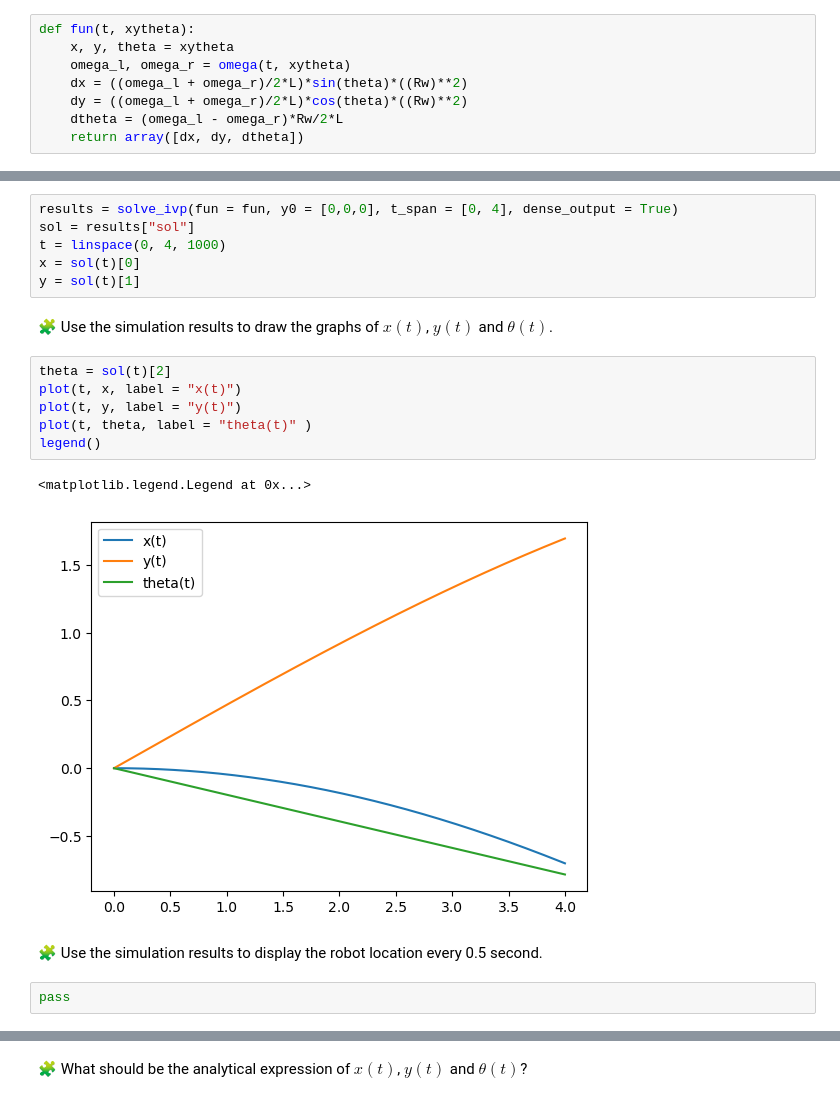
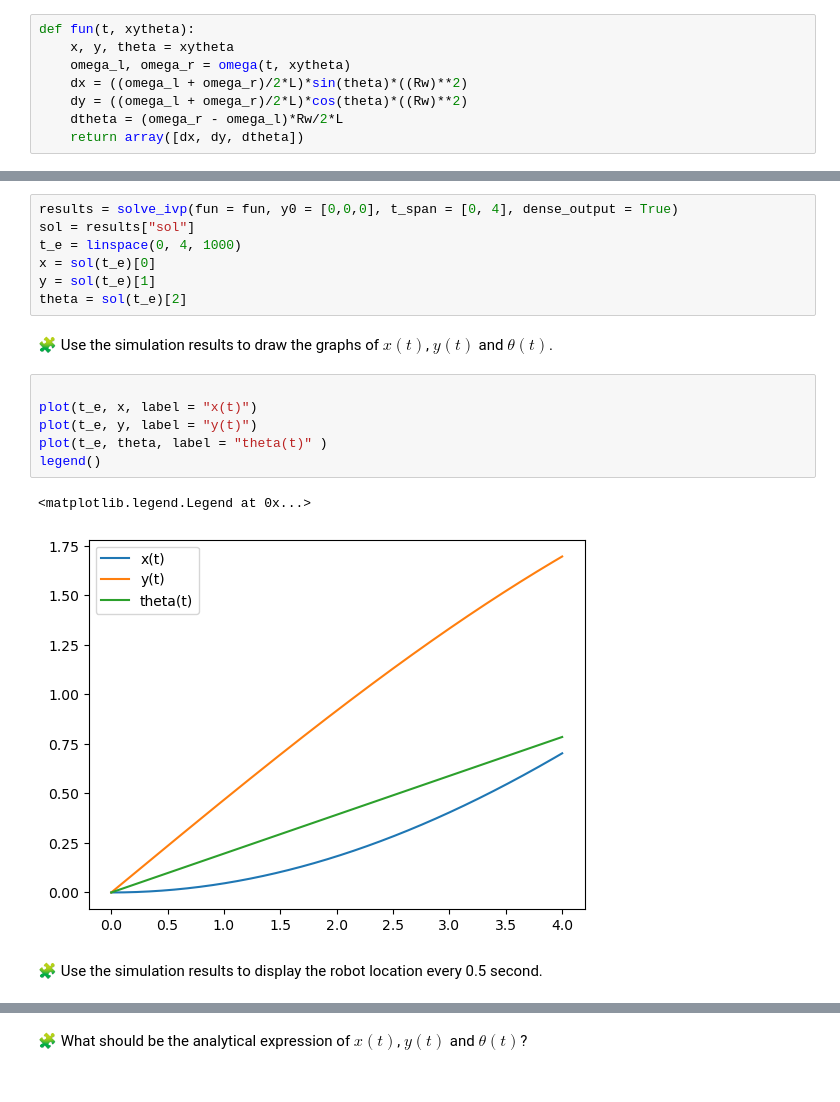
Before and after one commit to HibaNRJ/control-engineering-with-python-project-2022-2023, a Jupyter notebook: Project-1.ipynb, the cells around one changed output, grey strips where cells are left out. Saved outputs shown, nothing was run; the diff lists cells and outputs as text.

```diff
--- a/Project-1.ipynb
+++ b/Project-1.ipynb
@@ -128,7 +167,7 @@ def fun(t, xytheta):
     omega_l, omega_r = omega(t, xytheta)
     dx = ((omega_l + omega_r)/2*L)*sin(theta)*((Rw)**2)
     dy = ((omega_l + omega_r)/2*L)*cos(theta)*((Rw)**2)
-    dtheta = (omega_l - omega_r)*Rw/2*L
+    dtheta = (omega_r - omega_l)*Rw/2*L
     return array([dx, dy, dtheta])
 # %% [markdown]
 ### Simulation Setup
@@ -139,21 +178,20 @@ and the wheels velocities are the constants $\omega_l = (1 - L/4)  \pi / R \mbox
 # %%
 results = solve_ivp(fun = fun, y0 = [0,0,0], t_span = [0, 4], dense_output = True)
 sol = results["sol"]
-t = linspace(0, 4, 1000)
-x = sol(t)[0]
-y = sol(t)[1]
+t_e = linspace(0, 4, 1000)
+x = sol(t_e)[0]
+y = sol(t_e)[1]
+theta = sol(t_e)[2]
 # %% [markdown]
 🧩 Use the simulation results to draw the graphs of $x(t)$, $y(t)$ and $\theta(t)$.
 # %%
-theta = sol(t)[2]
-plot(t, x, label = "x(t)")
-plot(t, y, label = "y(t)")
-plot(t, theta, label = "theta(t)" )
+
+plot(t_e, x, label = "x(t)")
+plot(t_e, y, label = "y(t)")
+plot(t_e, theta, label = "theta(t)" )
 legend()
 # %% [output]
 <matplotlib.legend.Legend at 0x...>
-[figure, old version]
+[figure, new version]
 # %% [markdown]
 🧩 Use the simulation results to display the robot location every 0.5 second.
-# %%
-pass
```
Also changed, not shown: parts of 15 cells of this notebook.
